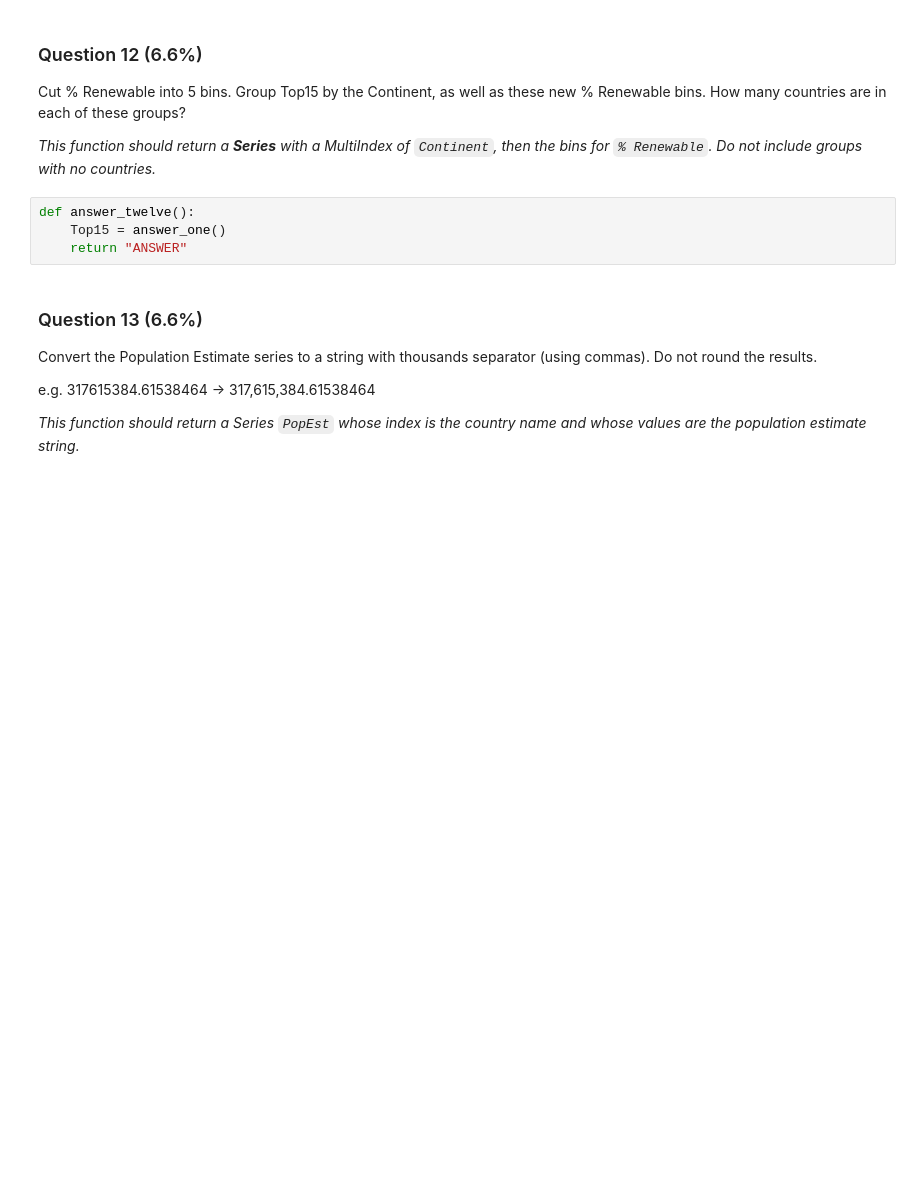
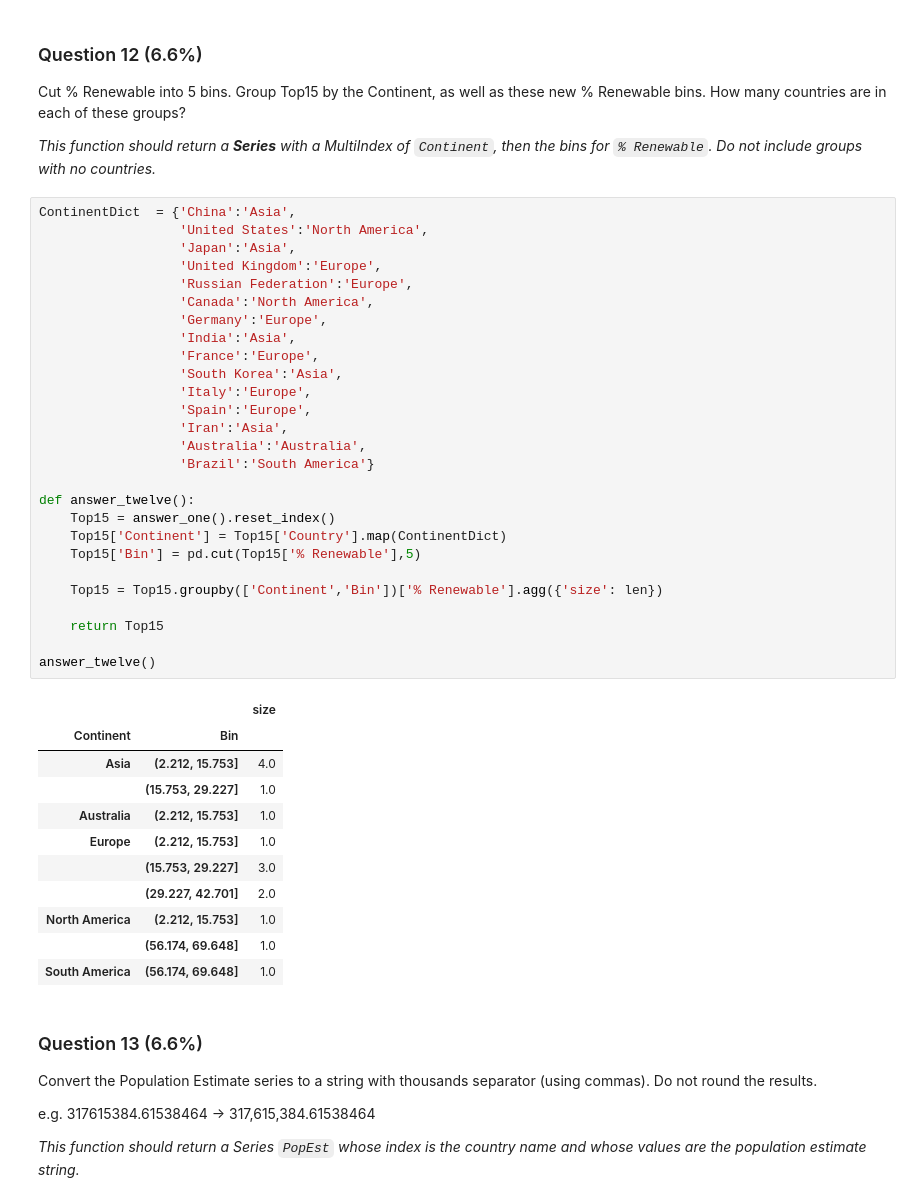
Before and after one commit to wysiib/coursera-applied-data-science-with-python, a Jupyter notebook: introduction-to-data-science-in-python/week3/Assignment3.ipynb, the cells around one changed output. Saved outputs shown, nothing was run; the diff lists cells and outputs as text; blank space fills up the shorter version.

Commit message:
answer remaining questions

```diff
--- a/introduction-to-data-science-in-python/week3/Assignment3.ipynb
+++ b/introduction-to-data-science-in-python/week3/Assignment3.ipynb
@@ -387,10 +387,45 @@ answer_eleven()
 Cut % Renewable into 5 bins. Group Top15 by the Continent, as well as these new % Renewable bins. How many countries are in each of these groups?
 
 *This function should return a __Series__ with a MultiIndex of `Continent`, then the bins for `% Renewable`. Do not include groups with no countries.*
-# %%
-def answer_twelve():
-    Top15 = answer_one()
-    return "ANSWER"
+# %%
+ContinentDict  = {'China':'Asia',
+                  'United States':'North America',
+                  'Japan':'Asia',
+                  'United Kingdom':'Europe',
+                  'Russian Federation':'Europe',
+                  'Canada':'North America',
+                  'Germany':'Europe',
+                  'India':'Asia',
+                  'France':'Europe',
+                  'South Korea':'Asia',
+                  'Italy':'Europe',
+                  'Spain':'Europe',
+                  'Iran':'Asia',
+                  'Australia':'Australia',
+                  'Brazil':'South America'}
+
+def answer_twelve():
+    Top15 = answer_one().reset_index()
+    Top15['Continent'] = Top15['Country'].map(ContinentDict)
+    Top15['Bin'] = pd.cut(Top15['% Renewable'],5)
+
+    Top15 = Top15.groupby(['Continent','Bin'])['% Renewable'].agg({'size': len})
+
+    return Top15
+
+answer_twelve()
+# %% [output]
+|  |  | size |
+| Continent | Bin |  |
+| Asia | (2.212, 15.753] | 4.0 |
+|  | (15.753, 29.227] | 1.0 |
+| Australia | (2.212, 15.753] | 1.0 |
+| Europe | (2.212, 15.753] | 1.0 |
+|  | (15.753, 29.227] | 3.0 |
+|  | (29.227, 42.701] | 2.0 |
+| North America | (2.212, 15.753] | 1.0 |
+|  | (56.174, 69.648] | 1.0 |
+| South America | (56.174, 69.648] | 1.0 |
 # %% [markdown]
 ### Question 13 (6.6%)
 Convert the Population Estimate series to a string with thousands separator (using commas). Do not round the results.
```
Also changed, not shown: parts of 1 cell of this notebook.
